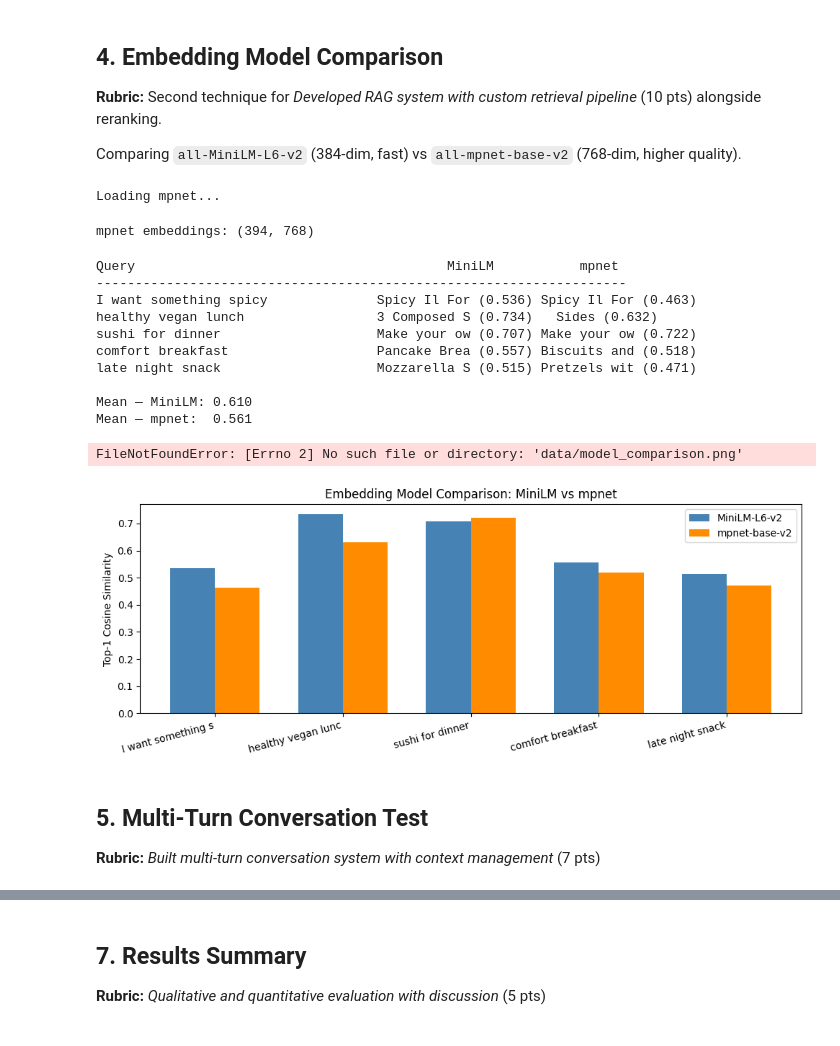
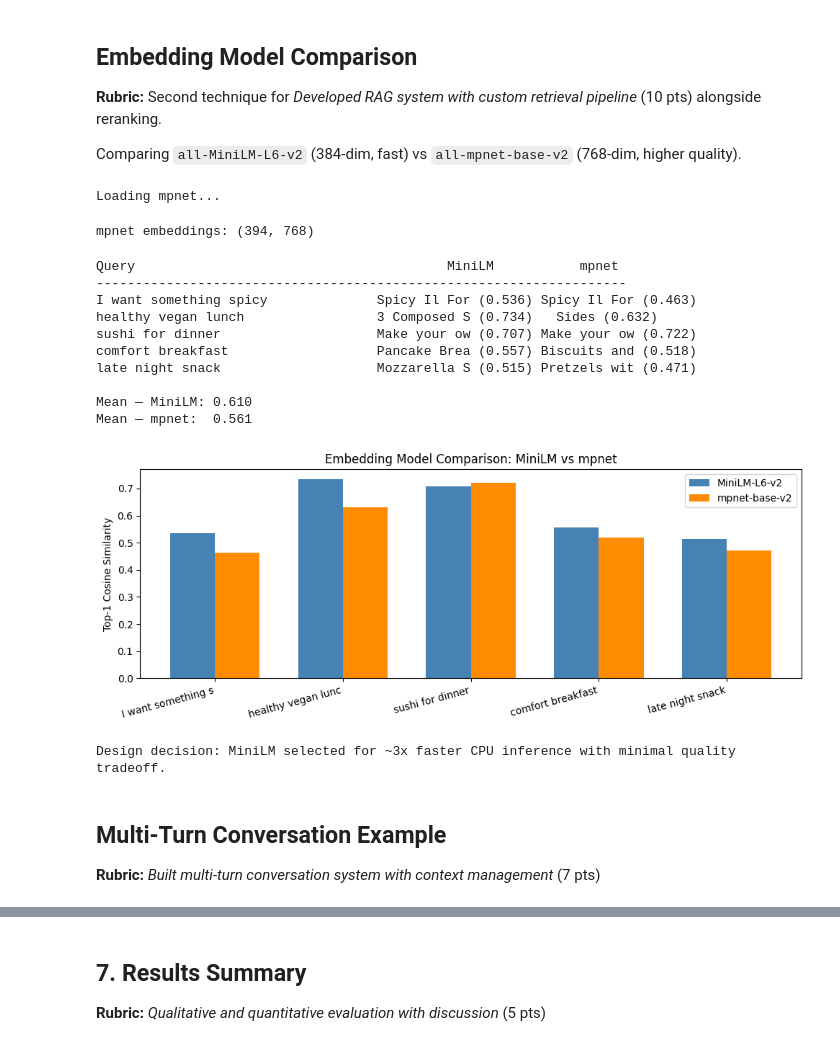
Before and after one commit to kaytom04/cs372_final_project, a Jupyter notebook: notebooks/evaluate.ipynb, the cells around one changed output, grey strips where cells are left out. Saved outputs shown, nothing was run; the diff lists cells and outputs as text; code cells hidden in the pictures.

```diff
--- a/notebooks/evaluate.ipynb
+++ b/notebooks/evaluate.ipynb
@@ -140,5 +164,5 @@ Mean tag overlap: 0.75
 # %% [markdown]
-## 4. Embedding Model Comparison
+##  Embedding Model Comparison
 **Rubric:** Second technique for *Developed RAG system with custom retrieval pipeline* (10 pts) alongside reranking.
 
 Comparing `all-MiniLM-L6-v2` (384-dim, fast) vs `all-mpnet-base-v2` (768-dim, higher quality).
@@ -180,37 +204,40 @@ for q in comparison_queries:
     print(f"{q:<35} {name1[:12]+' ('+str(score1)+')':>15} {name2[:12]+' ('+str(score2)+')':>15}")
 
 print(f"\nMean — MiniLM: {sum(minilm_scores)/len(minilm_scores):.3f}")
 print(f"Mean — mpnet:  {sum(mpnet_scores)/len(mpnet_scores):.3f}")
 
 fig, ax = plt.subplots(figsize=(10, 4))
 w = 0.35
 x = range(len(comparison_queries))
 ax.bar([i-w/2 for i in x], minilm_scores, w, label='MiniLM-L6-v2', color='steelblue')
 ax.bar([i+w/2 for i in x], mpnet_scores,  w, label='mpnet-base-v2', color='darkorange')
 ax.set_xticks(list(x))
 ax.set_xticklabels([q[:18] for q in comparison_queries], rotation=15, ha='right')
 ax.set_ylabel('Top-1 Cosine Similarity')
 ax.set_title('Embedding Model Comparison: MiniLM vs mpnet')
 ax.legend()
 plt.tight_layout()
+os.makedirs('data', exist_ok=True)
+# plt.savefig('data/model_comparison.png', dpi=150)
+# plt.show()
 plt.savefig('data/model_comparison.png', dpi=150)
 plt.show()
 print('\nDesign decision: MiniLM selected for ~3x faster CPU inference with minimal quality tradeoff.')
 # %% [output]
 Query                                        MiniLM           mpnet
 --------------------------------------------------------------------
 I want something spicy              Spicy Il For (0.536) Spicy Il For (0.463)
 healthy vegan lunch                 3 Composed S (0.734)   Sides (0.632)
 sushi for dinner                    Make your ow (0.707) Make your ow (0.722)
 comfort breakfast                   Pancake Brea (0.557) Biscuits and (0.518)
 late night snack                    Mozzarella S (0.515) Pretzels wit (0.471)
 
 Mean — MiniLM: 0.610
 Mean — mpnet:  0.561
+[figure]
-FileNotFoundError: [Errno 2] No such file or directory: 'data/model_comparison.png'
+Design decision: MiniLM selected for ~3x faster CPU inference with minimal quality tradeoff.
-[figure]
 # %% [markdown]
-## 5. Multi-Turn Conversation Test
+## Multi-Turn Conversation Example
 **Rubric:** *Built multi-turn conversation system with context management* (7 pts)
 # %%
 history = []
```
Also changed, not shown: parts of 16 cells of this notebook, 4 other files.
